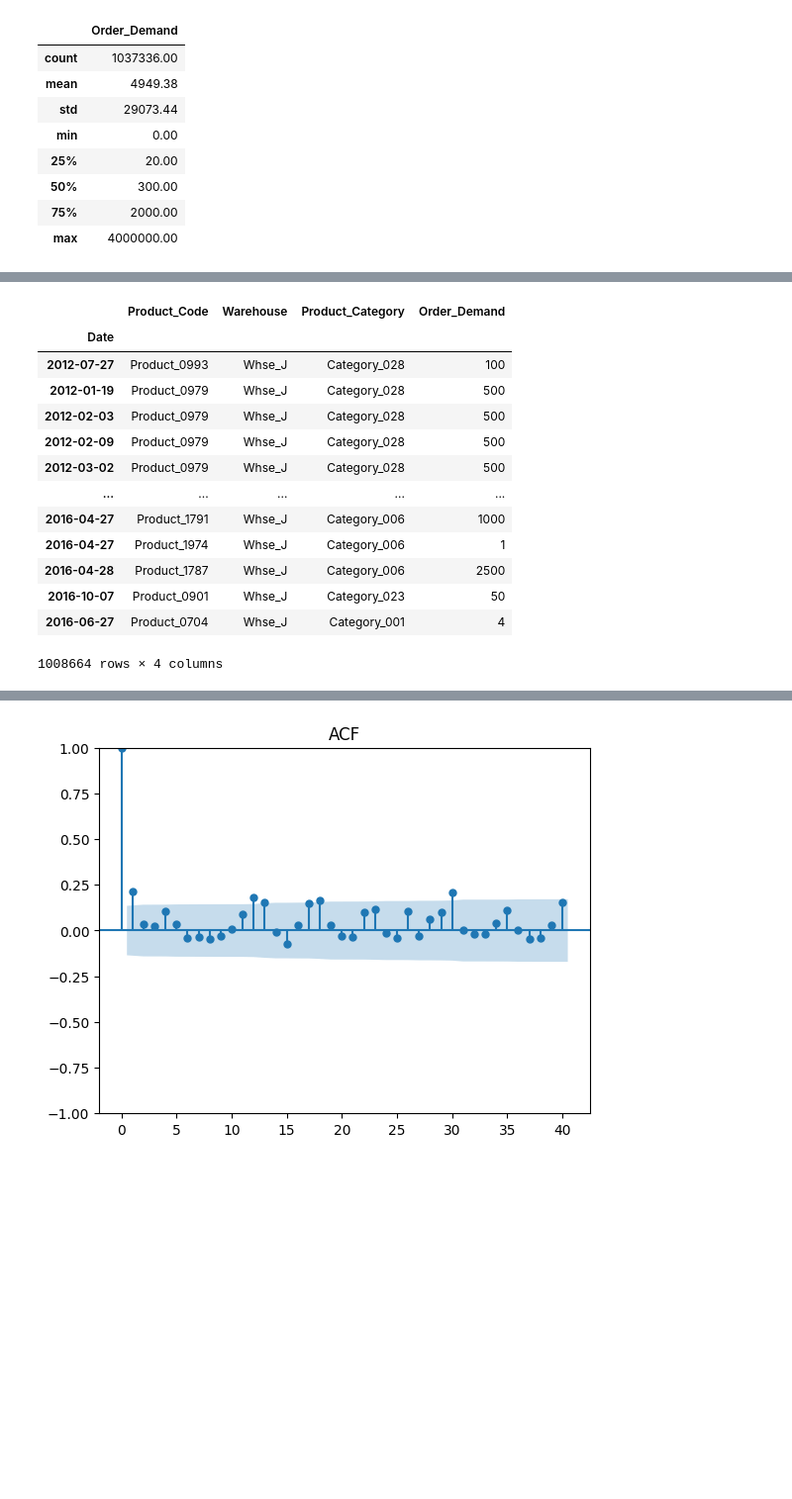
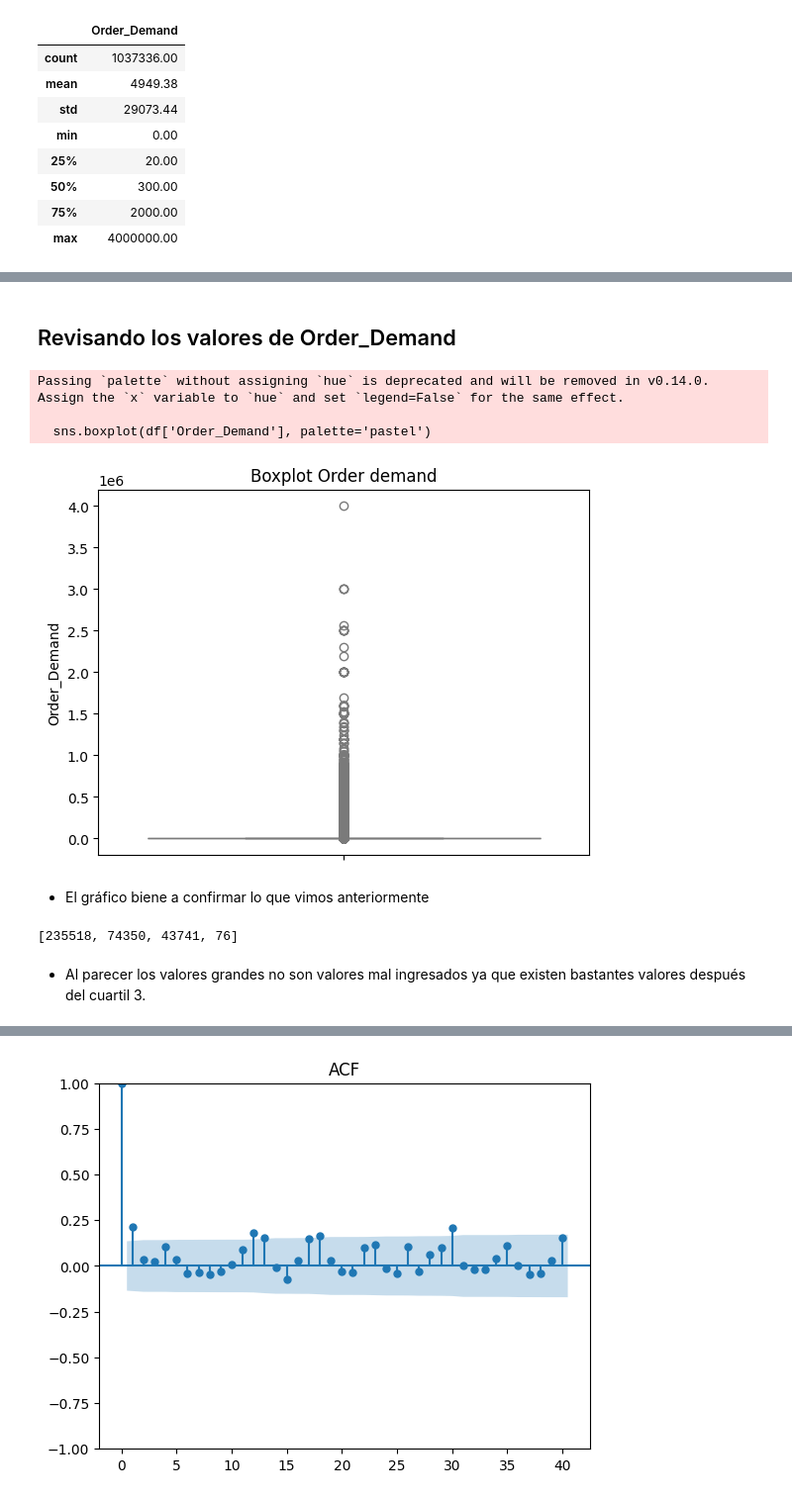
Before and after one commit to LLAES07/Forecasting-SARIMA, a Jupyter notebook: Notebooks/proyect.ipynb, the cells around one changed output, grey strips where cells are left out. Shown at 99% size. Drawn from its saved outputs; the diff is of its cells as text; code cells hidden in the pictures; blank space fills up the shorter version.

```diff
--- a/Notebooks/proyect.ipynb
+++ b/Notebooks/proyect.ipynb
@@ -61,3 +55,5 @@ df[df['Date'].isna()]
+# %%
+df.dropna(subset=['Date'], inplace=True)
 # %% [markdown]
 - Existen bastantes nulos los que eliminaremos
 - Además también existen otros carácteres que no son números
@@ -108,19 +131,33 @@ df.describe().round(2)
+# %% [markdown]
+## Revisando los valores de Order_Demand
+# %%
+sns.boxplot(df['Order_Demand'], palette='pastel')
+plt.title('Boxplot Order demand')
+plt.show()
+# %% [output]
+Passing `palette` without assigning `hue` is deprecated and will be removed in v0.14.0. Assign the `x` variable to `hue` and set `legend=False` for the same effect.
+
+  sns.boxplot(df['Order_Demand'], palette='pastel')
+[figure, added]
+# %% [markdown]
+- El gráfico biene a confirmar lo que vimos anteriormente
+# %%
+
+# Función para revisar la cantidad de datos sobre el valor del valor ingresado
+def datos_sobre_thrid_quantile(values: list):
+
+    data = []
+
+    for value in values:
+        df_outliers = df[df['Order_Demand'] > value]
+
+        data.append(df_outliers.shape[0])
+    return data
+
+datos_sobre_thrid_quantile([2000, 10000, 20000, 1000000])
+# %% [output]
+[235518, 74350, 43741, 76]
+# %% [markdown]
+- Al parecer los valores grandes no son valores mal ingresados ya que existen bastantes valores después del cuartil 3.
 # %%
-df = df[~(df['Order_Demand']==0)]
-
-df
+df['Order_Demand_log'] = np.log1p(df['Order_Demand'])
-# %% [output]
-|  | Product_Code | Warehouse | Product_Category | Order_Demand |
-| Date |  |  |  |  |
-| 2012-07-27 | Product_0993 | Whse_J | Category_028 | 100 |
-| 2012-01-19 | Product_0979 | Whse_J | Category_028 | 500 |
-| 2012-02-03 | Product_0979 | Whse_J | Category_028 | 500 |
-| 2012-02-09 | Product_0979 | Whse_J | Category_028 | 500 |
-| 2012-03-02 | Product_0979 | Whse_J | Category_028 | 500 |
-| ... | ... | ... | ... | ... |
-| 2016-04-27 | Product_1791 | Whse_J | Category_006 | 1000 |
-| 2016-04-27 | Product_1974 | Whse_J | Category_006 | 1 |
-| 2016-04-28 | Product_1787 | Whse_J | Category_006 | 2500 |
-| 2016-10-07 | Product_0901 | Whse_J | Category_023 | 50 |
-| 2016-06-27 | Product_0704 | Whse_J | Category_001 | 4 |
-1008664 rows × 4 columns
```
Also changed, not shown: parts of 27 cells of this notebook.
